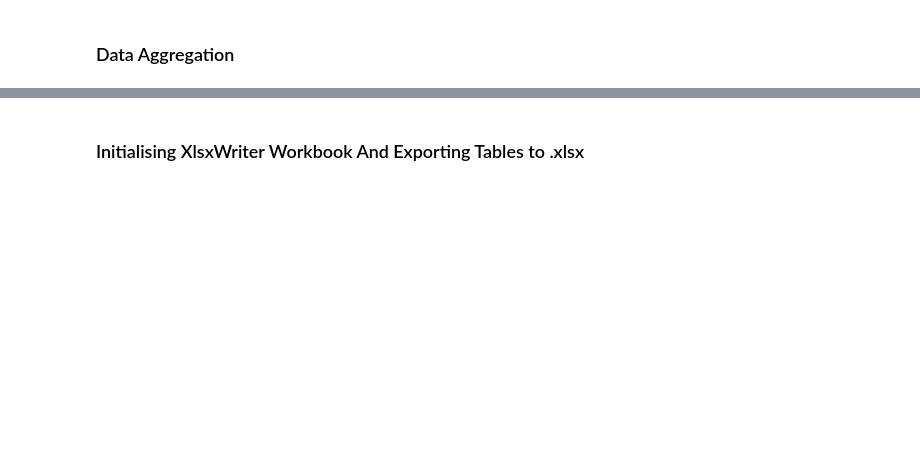
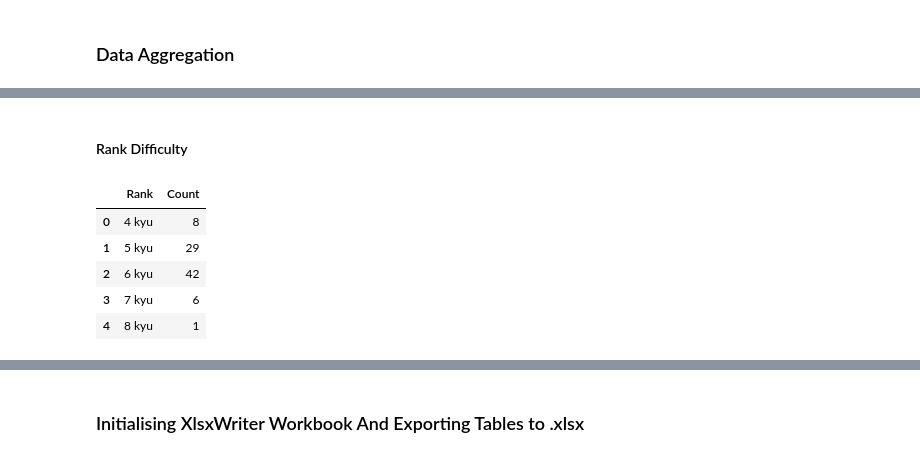
Before and after one commit to Filpill/codewars-stats, a Jupyter notebook: codewars_filpill.ipynb, the cells around one changed output, grey strips where cells are left out. Saved outputs shown, nothing was run; the diff lists cells and outputs as text; code cells hidden in the pictures; blank space fills up the shorter version.

```diff
--- a/codewars_filpill.ipynb
+++ b/codewars_filpill.ipynb
@@ -216,0 +252,13 @@ df_kata_combined.head(2)
+# %% [markdown]
+#### Rank Difficulty
+# %%
+df_rank_count = df_kata_combined.groupby(['Rank'])['Rank'].count().reset_index(name='Count')
+# df_rank_count.sort_values(by=['Count'],inplace=True,ascending=False)
+df_rank_count
+# %% [output]
+|  | Rank | Count |
+| 0 | 4 kyu | 8 |
+| 1 | 5 kyu | 29 |
+| 2 | 6 kyu | 42 |
+| 3 | 7 kyu | 6 |
+| 4 | 8 kyu | 1 |
```
Also changed, not shown: parts of 14 cells of this notebook, 1 other file.
